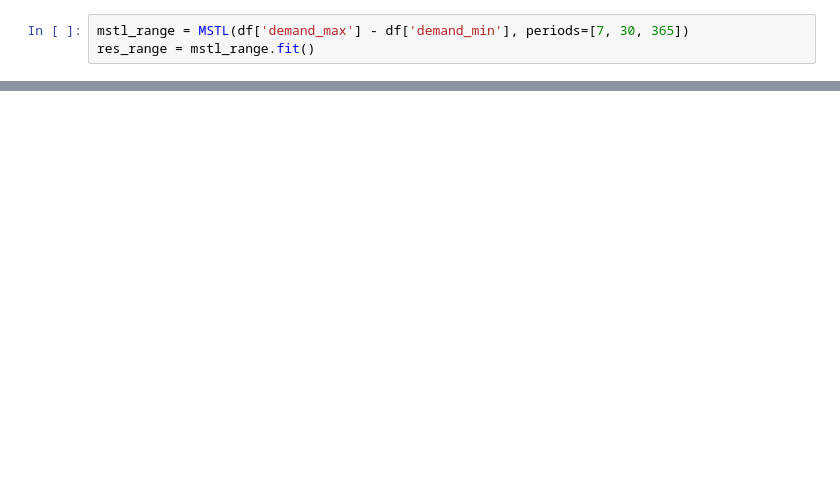
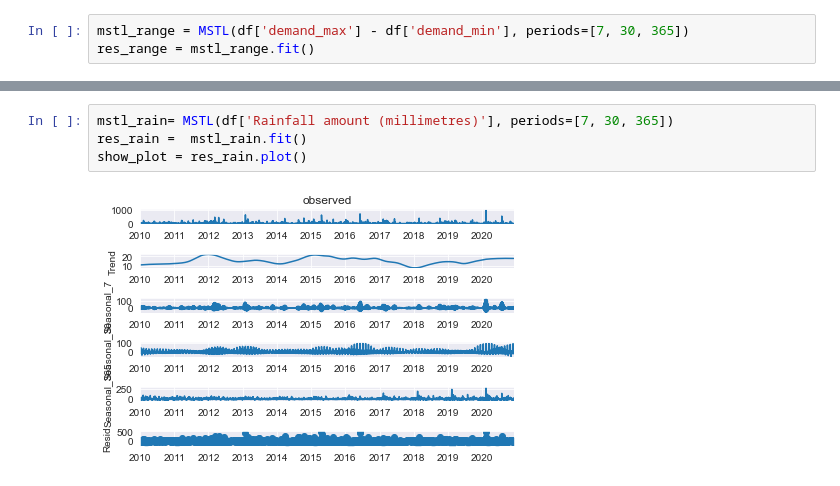
Before and after one commit to dmc-au/Team-A---Impacts-of-Household-PV-on-Grid-Demand, a Jupyter notebook: src/TSA_Modelling.ipynb, the cells around one changed output, grey strips where cells are left out. Drawn from its saved outputs; the diff is of its cells as text; blank space fills up the shorter version.

```diff
--- a/src/TSA_Modelling.ipynb
+++ b/src/TSA_Modelling.ipynb
@@ -50,0 +51,6 @@ show_plot = res_range.plot()
+# %%
+mstl_rain= MSTL(df['Rainfall amount (millimetres)'], periods=[7, 30, 365])
+res_rain =  mstl_rain.fit()
+show_plot = res_rain.plot()
+# %% [output]
+[figure, added]
```
Also changed, not shown: parts of 4 cells of this notebook, 4 other files.
